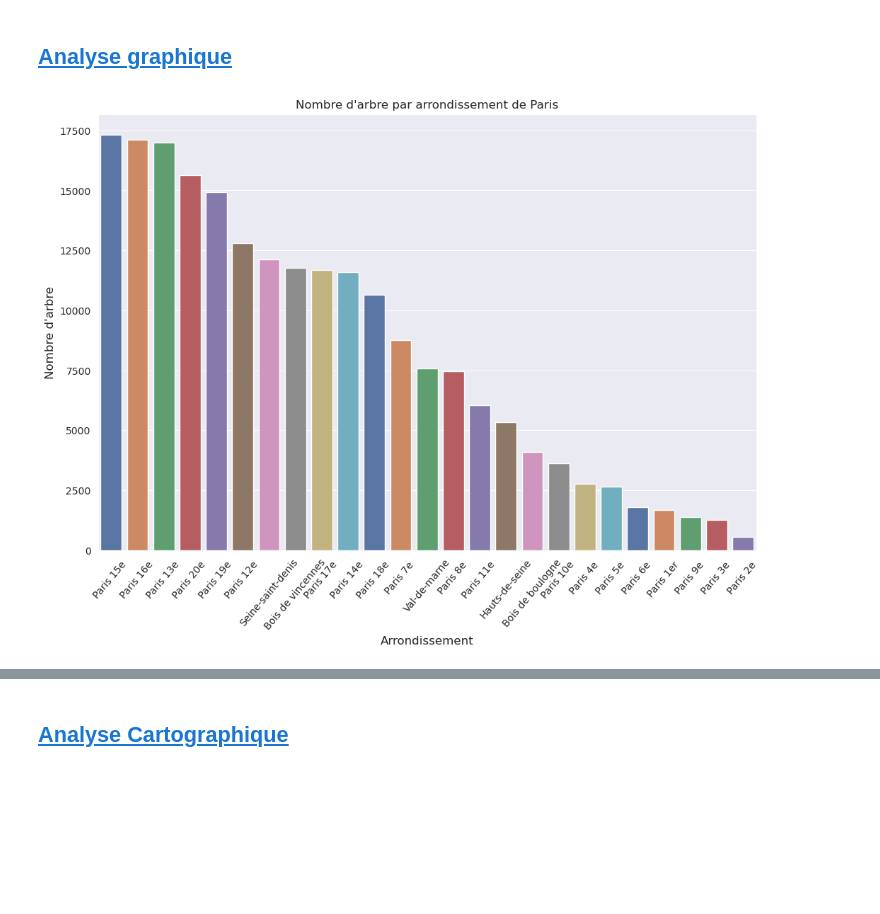
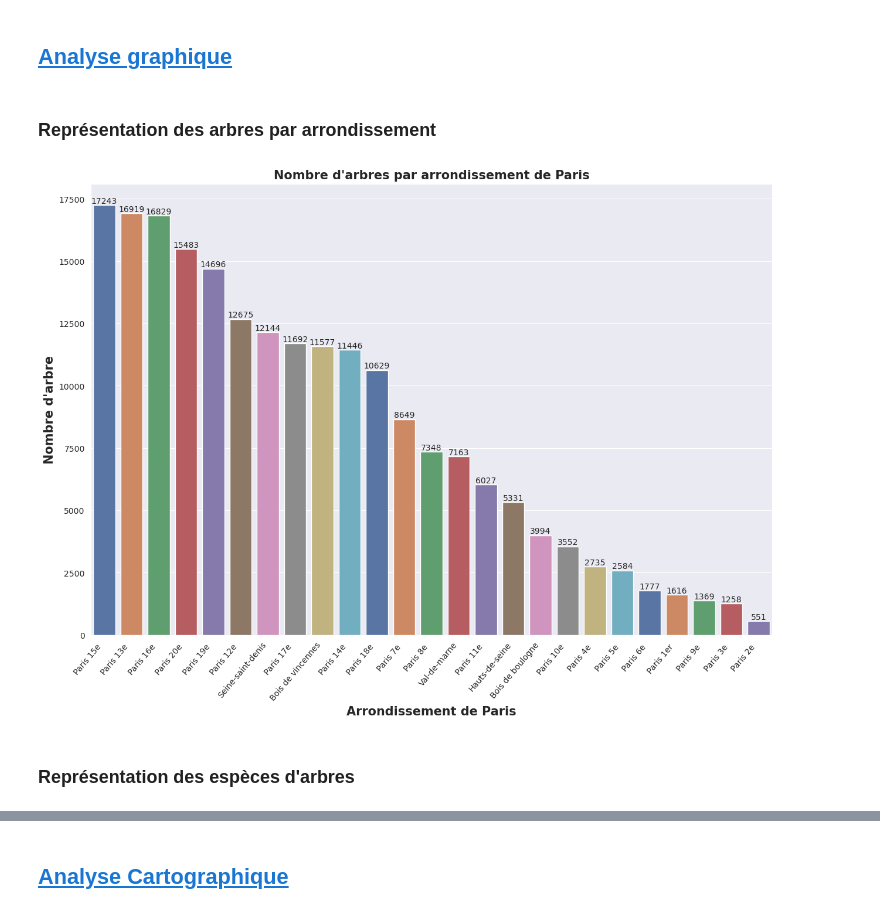
Before and after one commit to dimitri-feniou/-OP-Projet_1_arbre_paris, a Jupyter notebook: analyse_data.ipynb, the cells around one changed output, grey strips where cells are left out. Cells and saved outputs as stored; diff of their text form; code cells hidden in the pictures; blank space fills up the shorter version.

```diff
--- a/analyse_data.ipynb
+++ b/analyse_data.ipynb
@@ -357,0 +312,5 @@ sns.scatterplot(x='circonference', y='hauteur', data=df_arbre)
+# %%
+# Create dataframe with no outliers
+df_no_outliers_circonference = df_arbre[(df_arbre.z_score_circonference>-3)&(df_arbre.z_score_circonference<3)]
+# Compare the number of outlier values
+f"Notre dataset contient {df_arbre.shape[0] - df_no_outliers_circonference.shape[0]} valeurs abbérentes comprise supérieur à 3 et -3)"
@@ -357,0 +319,3 @@ sns.scatterplot(x='circonference', y='hauteur', data=df_arbre)
+# %%
+# Add no outliers values to dataframe
+df_arbre = df_no_outliers_circonference
@@ -357,0 +343,7 @@ sns.scatterplot(x='circonference', y='hauteur', data=df_arbre)
+# %%
+# Get z-score for each values of hauteur columns
+df_arbre['z_score_hauteur'] = zscore(df_arbre['hauteur'])
+# Create dataframe with no outliers
+df_no_outliers_hauteur = df_arbre[(df_arbre.z_score_hauteur>-3)&(df_arbre.z_score_hauteur<3)]
+# Compare the number of outlier values
+f"Notre dataset contient {df_arbre.shape[0] - df_no_outliers_hauteur.shape[0]} valeurs abbérentes comprise supérieur à 3 et -3)"
@@ -357,0 +352,3 @@ sns.scatterplot(x='circonference', y='hauteur', data=df_arbre)
+# %%
+# Add no outliers values to dataframe
+df_arbre = df_no_outliers_hauteur
@@ -358,19 +367,25 @@ sns.scatterplot(x='circonference', y='hauteur', data=df_arbre)
 # %% [markdown]
 ## <a id='toc1_3_'></a>[Analyse graphique](#toc0_)
+# %% [markdown]
+### Représentation des arbres par arrondissement
 # %%
 # Set theme
 sns.set_style('darkgrid')
 palette = sns.color_palette("deep")
 # Set the figure size
-plt.figure(figsize=(12, 8))
-sns.countplot(x=df_arbre["arrondissement"],order=df_arbre["arrondissement"].value_counts().index,palette=palette)
-
-plt.xlabel('Arrondissement',fontsize=12)
+plt.figure(figsize=(15, 10))
+plot_nb_arbre = sns.countplot(x=df_arbre["arrondissement"],order=df_arbre["arrondissement"].value_counts().index,palette=palette)
+# Add xlabel and ylabel change size,add bold
+plt.ylabel("Nombre d'arbre",fontsize=15,weight='bold')
+plt.xlabel('Arrondissement de Paris',fontsize=15,weight='bold')
 # Rotate x-axis labels vertically
-plt.xticks(rotation=50)
-plt.ylabel("Nombre d'arbre",fontsize=12)
-# Add title for the plot
-plt.title("Nombre d'arbre par arrondissement de Paris")
+plot_nb_arbre.set_xticklabels(plot_nb_arbre.get_xticklabels(), rotation=50,
+                        horizontalalignment='right',fontsize=10)
+# Add title for the plot with bold
+plt.title("Nombre d'arbres par arrondissement de Paris", weight='bold').set_fontsize('15')
+# Add values on topbar
+for i in plot_nb_arbre.containers:
+    plot_nb_arbre.bar_label(i,)
 plt.show()
 # %% [output]
-[figure, old version]
+[figure, new version]
@@ -376,0 +396,2 @@ plt.show()
+# %% [markdown]
+### Représentation des espèces d'arbres
```
Also changed, not shown: parts of 51 cells of this notebook, 4 other files.
